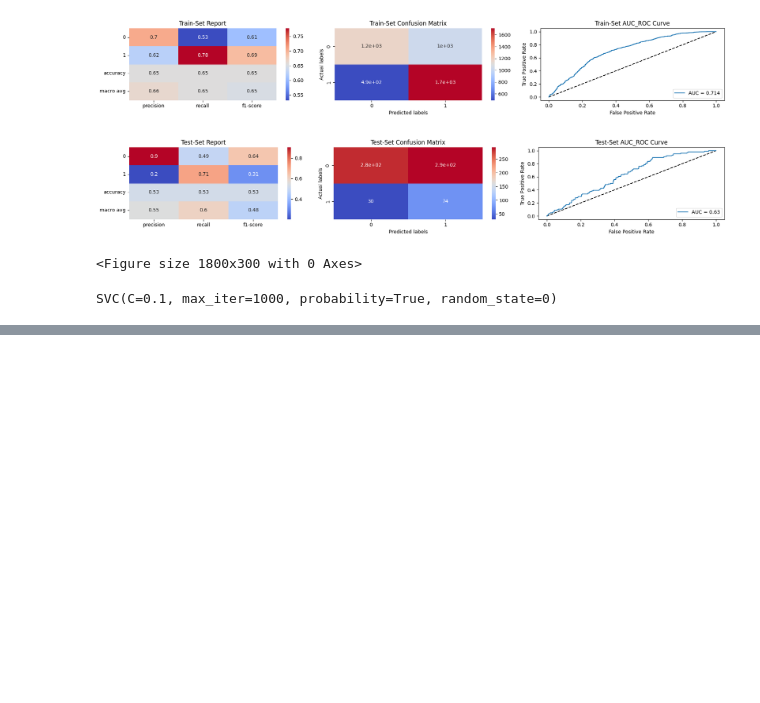
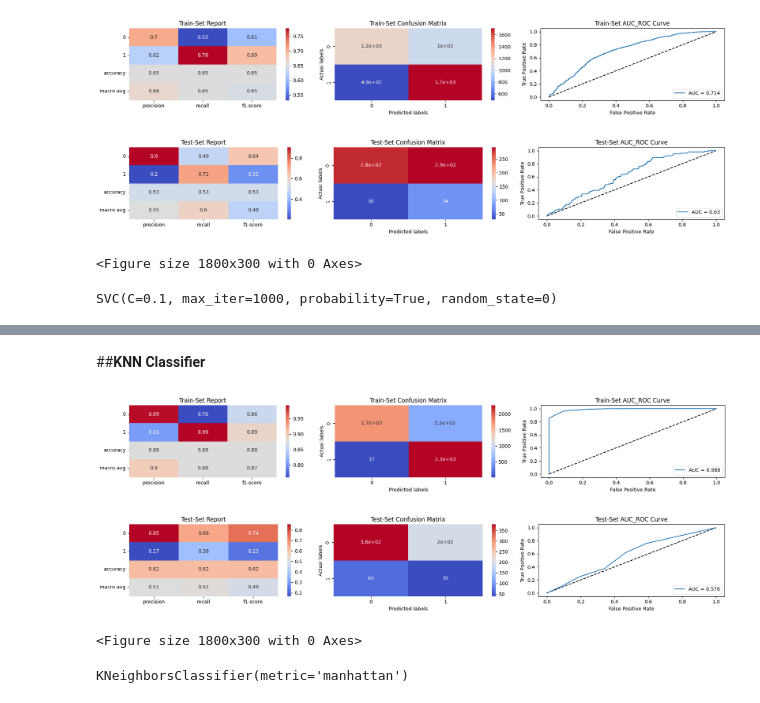
Before and after one commit to PrashantShrivastava1612/Cardiovascular-Risk-Prediction, a Jupyter notebook: Cardiovascular_Risk_Prediction.ipynb, the cells around one changed output, grey strips where cells are left out. Drawn from its saved outputs; the diff is of its cells as text; code cells hidden in the pictures; blank space fills up the shorter version.

```diff
--- a/Cardiovascular_Risk_Prediction.ipynb
+++ b/Cardiovascular_Risk_Prediction.ipynb
@@ -562,0 +646,21 @@ SVC(C=0.1, max_iter=1000, probability=True, random_state=0)
+# %% [markdown]
+##**KNN Classifier**
+# %%
+# Classifier
+clf = KNeighborsClassifier()
+
+# HYperparameter Grid
+grid = {'n_neighbors' : [5,7,9],
+        'metric' : ['minkowski','euclidean','manhattan']}
+
+# GridSearch to find the best parameters
+knn = GridSearchCV(clf, param_grid = grid, scoring = scoring, cv=5)
+knn.fit(X_smote, y_smote)
+
+# Analysing the model with best set of parametes
+analyse_model(knn.best_estimator_, X_smote, X_test, y_smote, y_test)
+# %% [output]
+[figure, added]
+[figure, added]
+<Figure size 1800x300 with 0 Axes>
+KNeighborsClassifier(metric='manhattan')
```
Also changed, not shown: parts of 5 cells of this notebook.
